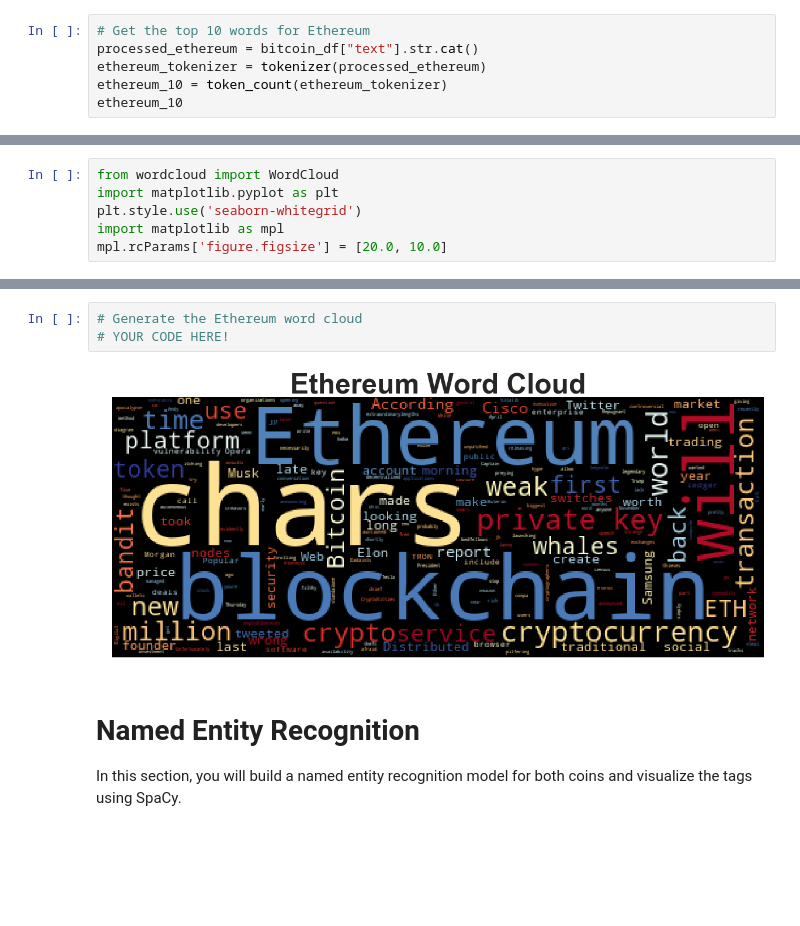
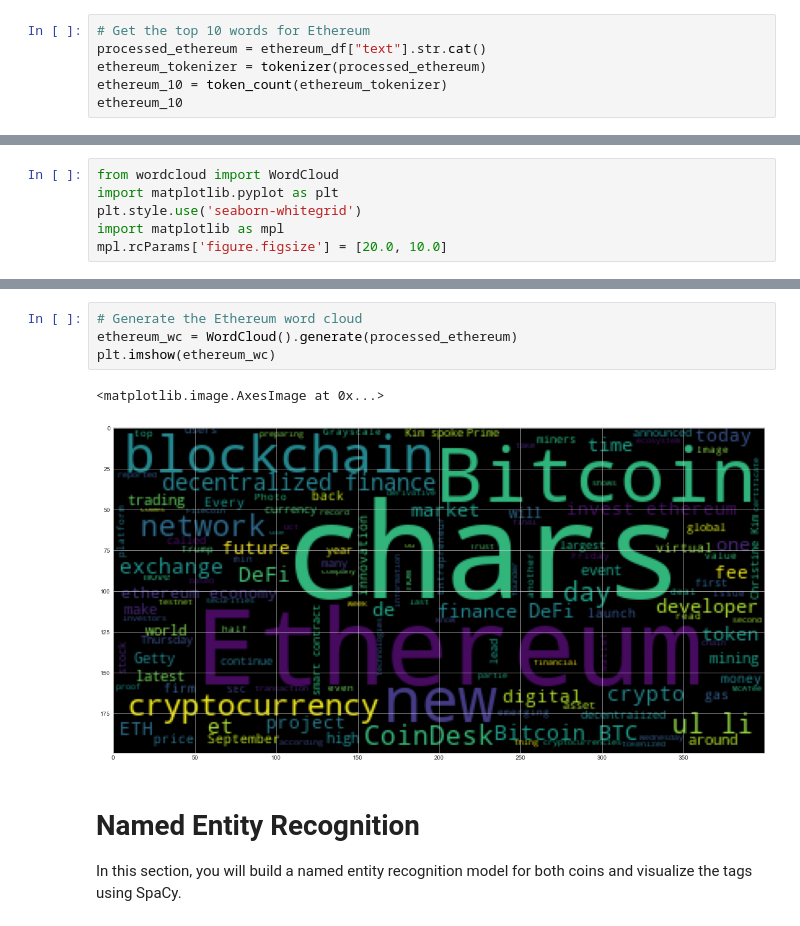
Before and after one commit to svcnygard2/Unit-12-Tales-from-the-Crypto, a Jupyter notebook: crypto_sentiment.ipynb, the cells around one changed output, grey strips where cells are left out. Cells and saved outputs as stored; diff of their text form; blank space fills up the shorter version.

```diff
--- a/crypto_sentiment.ipynb
+++ b/crypto_sentiment.ipynb
@@ -352,7 +352,7 @@ bitcoin_10
  ('btc', 12)]
 # %%
 # Get the top 10 words for Ethereum
-processed_ethereum = bitcoin_df["text"].str.cat()
+processed_ethereum = ethereum_df["text"].str.cat()
 ethereum_tokenizer = tokenizer(processed_ethereum)
 ethereum_10 = token_count(ethereum_tokenizer)
 ethereum_10
@@ -385,8 +387,10 @@ mpl.rcParams['figure.figsize'] = [20.0, 10.0]
 # %%
 # Generate the Ethereum word cloud
-# YOUR CODE HERE!
+ethereum_wc = WordCloud().generate(processed_ethereum)
+plt.imshow(ethereum_wc)
 # %% [output]
+<matplotlib.image.AxesImage at 0x...>
-[figure, old version]
+[figure, new version]
 # %% [markdown]
 # Named Entity Recognition
 
```
Also changed, not shown: parts of 15 cells of this notebook.
